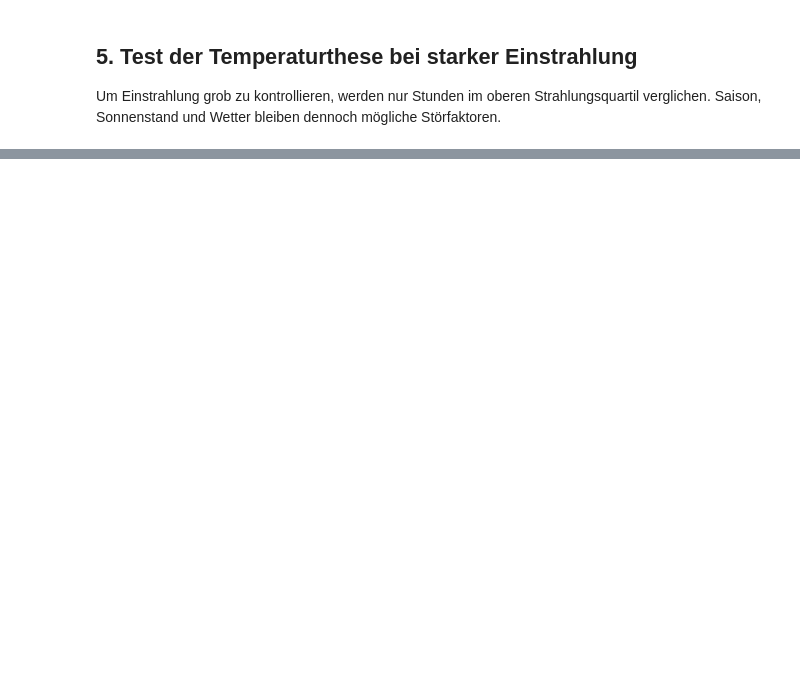
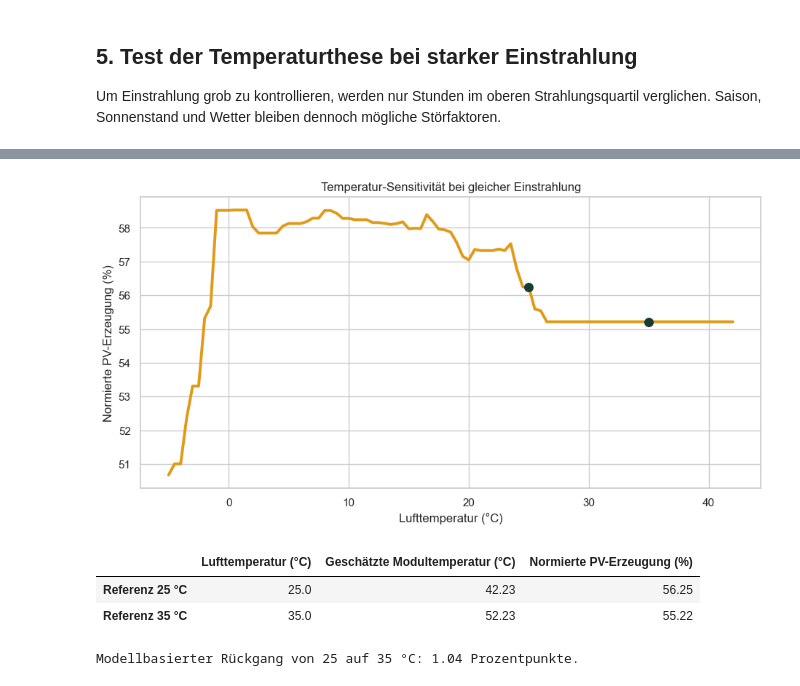
Before and after one commit to MoFrei98/BigDataPhotovoltaikerzeugung, a Jupyter notebook: notebooks/pv_wetter_deutschland.ipynb, the cells around one changed output, grey strips where cells are left out. Cells and saved outputs as stored; diff of their text form; code cells hidden in the pictures; blank space fills up the shorter version.

```diff
--- a/notebooks/pv_wetter_deutschland.ipynb
+++ b/notebooks/pv_wetter_deutschland.ipynb
@@ -355,0 +409,78 @@ display(comparison[["Szenario", "Prognose (%)", "lower_80", "upper_80"]])
+# %%
+temperatures = np.linspace(-5, 42, 95)
+curve_input = pd.concat(
+    [scenario_frame(temperature=float(value)) for value in temperatures],
+    ignore_index=True,
+)
+curve_prediction = predict_yield(bundle, curve_input)
+curve_data = pd.DataFrame(
+    {
+        "Lufttemperatur (°C)": temperatures,
+        "Geschätzte Modultemperatur (°C)": estimate_module_temperature(
+            temperatures,
+            np.full_like(temperatures, 270.0),
+            np.full_like(temperatures, 3.0),
+        ),
+        "Normierte PV-Erzeugung (%)": (
+            curve_prediction["normalized_pv_prediction"].to_numpy() * 100
+        ),
+    }
+)
+row_25 = curve_data.iloc[
+    int(np.abs(curve_data["Lufttemperatur (°C)"] - 25).argmin())
+]
+row_35 = curve_data.iloc[
+    int(np.abs(curve_data["Lufttemperatur (°C)"] - 35).argmin())
+]
+
+plt.figure(figsize=(11, 5.2))
+plt.plot(
+    curve_data["Lufttemperatur (°C)"],
+    curve_data["Normierte PV-Erzeugung (%)"],
+    color="#E19A18",
+    linewidth=2.8,
+)
+plt.scatter(
+    [row_25["Lufttemperatur (°C)"], row_35["Lufttemperatur (°C)"]],
+    [
+        row_25["Normierte PV-Erzeugung (%)"],
+        row_35["Normierte PV-Erzeugung (%)"],
+    ],
+    color="#173C34",
+    s=70,
+    zorder=3,
+)
+plt.xlabel("Lufttemperatur (°C)")
+plt.ylabel("Normierte PV-Erzeugung (%)")
+plt.title("Temperatur-Sensitivität bei gleicher Einstrahlung")
+plt.show()
+
+thermal_reference = pd.DataFrame(
+    {
+        "Lufttemperatur (°C)": [
+            row_25["Lufttemperatur (°C)"],
+            row_35["Lufttemperatur (°C)"],
+        ],
+        "Geschätzte Modultemperatur (°C)": [
+            row_25["Geschätzte Modultemperatur (°C)"],
+            row_35["Geschätzte Modultemperatur (°C)"],
+        ],
+        "Normierte PV-Erzeugung (%)": [
+            row_25["Normierte PV-Erzeugung (%)"],
+            row_35["Normierte PV-Erzeugung (%)"],
+        ],
+    },
+    index=["Referenz 25 °C", "Referenz 35 °C"],
+)
+display(thermal_reference.round(2))
+print(
+    "Modellbasierter Rückgang von 25 auf 35 °C: "
+    f"{row_25['Normierte PV-Erzeugung (%)'] - row_35['Normierte PV-Erzeugung (%)']:.2f} "
+    "Prozentpunkte."
+)
+# %% [output]
+[figure, added]
+|  | Lufttemperatur (°C) | Geschätzte Modultemperatur (°C) | Normierte PV-Erzeugung (%) |
+| Referenz 25 °C | 25.0 | 42.23 | 56.25 |
+| Referenz 35 °C | 35.0 | 52.23 | 55.22 |
+Modellbasierter Rückgang von 25 auf 35 °C: 1.04 Prozentpunkte.
```
Also changed, not shown: parts of 22 cells of this notebook, 1 other file.
